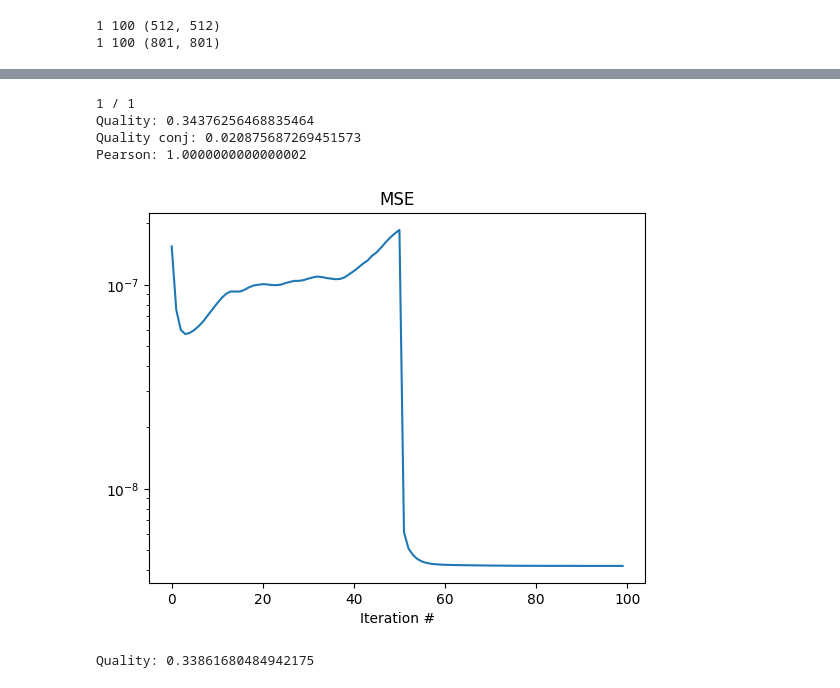
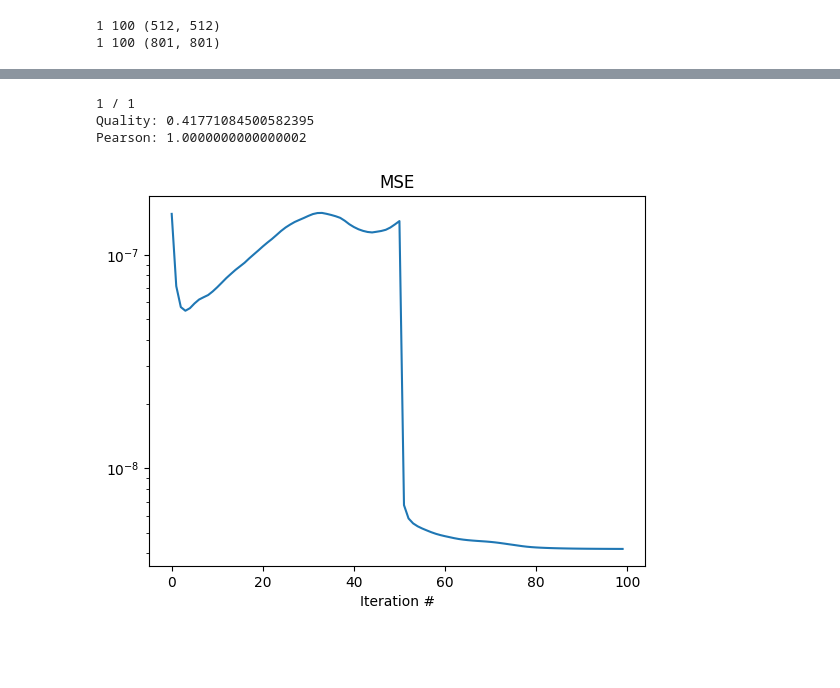
Before and after one commit to jysru/Speckle-Retrieval, a Jupyter notebook: notebooks/experimental_speckle_retrieval_with_correction.ipynb, the cells around one changed output, grey strips where cells are left out. Drawn from its saved outputs; the diff is of its cells as text; code cells hidden in the pictures; blank space fills up the shorter version.

```diff
--- a/notebooks/experimental_speckle_retrieval_with_correction.ipynb
+++ b/notebooks/experimental_speckle_retrieval_with_correction.ipynb
@@ -40,0 +29,6 @@ plt.imshow(speckleret.utils.bin_image(np.abs(CP[0][0][:-1,:-1]), (200,200)))
+# %%
+centroids_CP = speckleret.utils.extract_average_centroid(CP)
+centroids_CL = speckleret.utils.extract_average_centroid(CL)
+
+print(f"Average centroid CP: {centroids_CP}")
+print(f"Average centroid CL: {centroids_CL}")
@@ -82,6 +85,6 @@ plt.show()
 # %%
-support = speckleret.supports.threshold_support(output_field, threshold=0.005)
-supported_field = output_field.copy()
+support = speckleret.supports.threshold_support(field, threshold=0.005)
+supported_field = field.copy()
 supported_field[np.logical_not(support)] = 0
-_ = speckleret.plots.complex_imshow(supported_field)
+_ = speckleret.plots.complex_imshow(supported_field[1000:1500, 1000:1500])
 # %% [output]
@@ -89,30 +92,17 @@ _ = speckleret.plots.complex_imshow(supported_field)
 # %%
-init = np.abs(output_field) * np.exp(1j * 0 * 2 * np.pi * np.random.rand(*output_field.shape))
+init = np.abs(field) * np.exp(1j * 0 * 2 * np.pi * np.random.rand(*field.shape))
+y_hat, ft_hat, results = speckleret.retrieval.hio_er_fourier((np.abs(field), np.abs(ft)), support, pad=None, init=init, beta=0.9, max_iter=1, max_er_iter=50, max_hio_iter=50)
 
-# ft = speckleret.transforms.fourier_transform(output_field, pad=2.139)
-# y_hat, ft_hat, results = speckleret.retrieval.hio_er_fourier((np.abs(output_field), np.abs(ft)), support, pad=1.4, beta=0.99, max_iter=2, max_er_iter=200, max_hio_iter=150)
-y_hat, ft_hat, results = speckleret.retrieval.hio_er_fourier((np.abs(output_field), np.abs(fresnel_intens)), support, pad=None, init=init, beta=0.9, max_iter=1, max_er_iter=50, max_hio_iter=50)
-# y_hat, ft_hat, results = speckleret.retrieval.hio_fourier((np.abs(output_field), np.abs(fresnel_intens)), support, pad=None, beta=0.99, max_iter=25)
-# y_hat, ft_hat, results = speckleret.retrieval.error_reduction_fourier((np.abs(output_field), np.abs(fresnel_intens)), support, init=init, pad=None, max_iter=50)
-# y_hat, ft_hat, results = speckleret.retrieval.hio_gs_fourier((np.abs(output_field), np.abs(ft)), support, pad=1.4, beta=0.99, max_iter=3, max_er_iter=200, max_hio_iter=150)
-
-print(f"Quality: {speckleret.metrics.quality(y_hat[support], output_field[support])}")
-print(f"Quality conj: {speckleret.metrics.quality(np.conjugate(y_hat[support]), output_field[support])}")
-print(f"Pearson: {speckleret.metrics.pearson(y_hat[support], output_field[support])}")
+print(f"Quality: {speckleret.metrics.quality(y_hat[support], field[support])}")
+print(f"Pearson: {speckleret.metrics.pearson(y_hat[support], field[support])}")
 
 plt.figure()
 plt.plot(results['mse_plane2'], label='Fourier MSE')
 plt.title('MSE')
 plt.xlabel('Iteration #')
 plt.yscale('log')
 # %% [output]
 1 / 1
-Quality: 0.34376256468835464
-Quality conj: 0.020875687269451573
+Quality: 0.41771084500582395
 Pearson: 1.0000000000000002
-[figure, old version]
+[figure, new version]
-# %%
-phi_diff_full = np.angle(np.exp(1j * (output_field[support] - y_hat[support])))
-print(f"Quality: {speckleret.metrics.quality(y_hat[support] * np.exp(1j * (-1) * phi_diff_full), output_field[support])}")
-# %% [output]
-Quality: 0.33861680484942175
```
Also changed, not shown: parts of 10 cells of this notebook.
